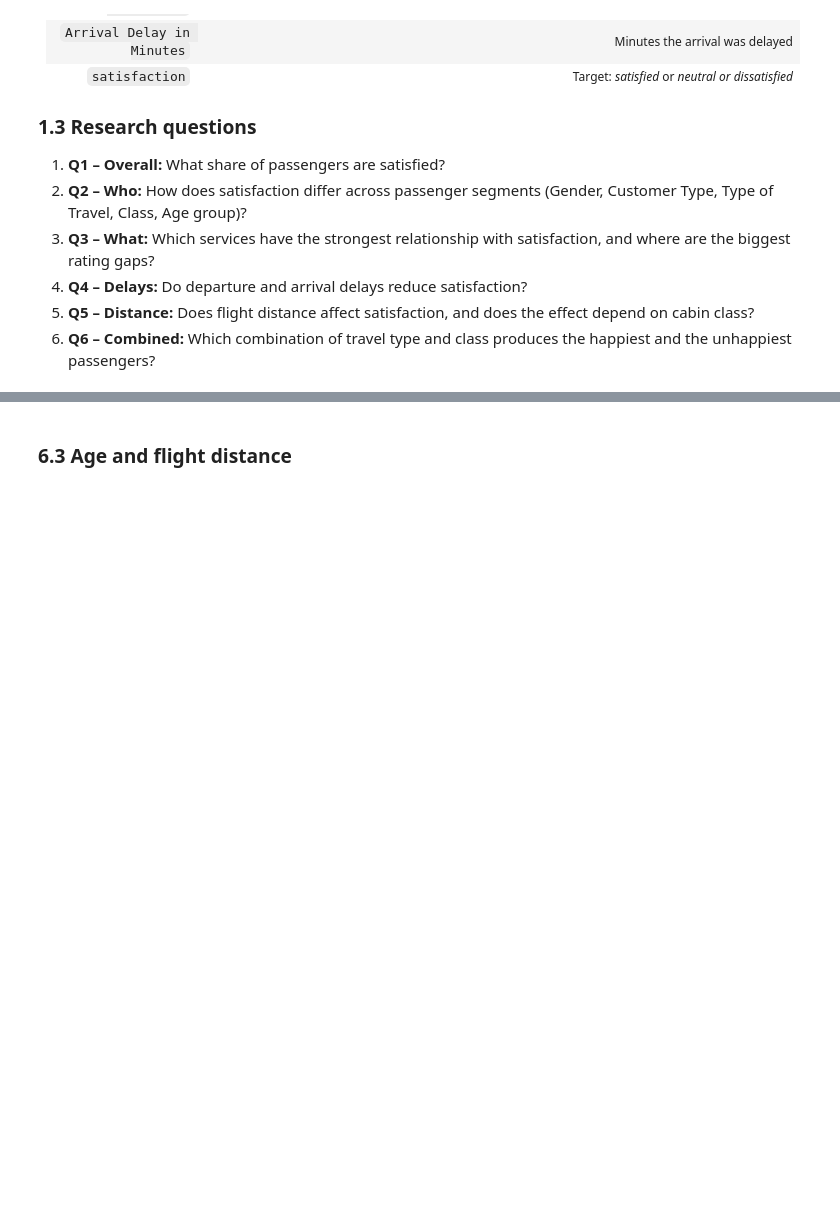
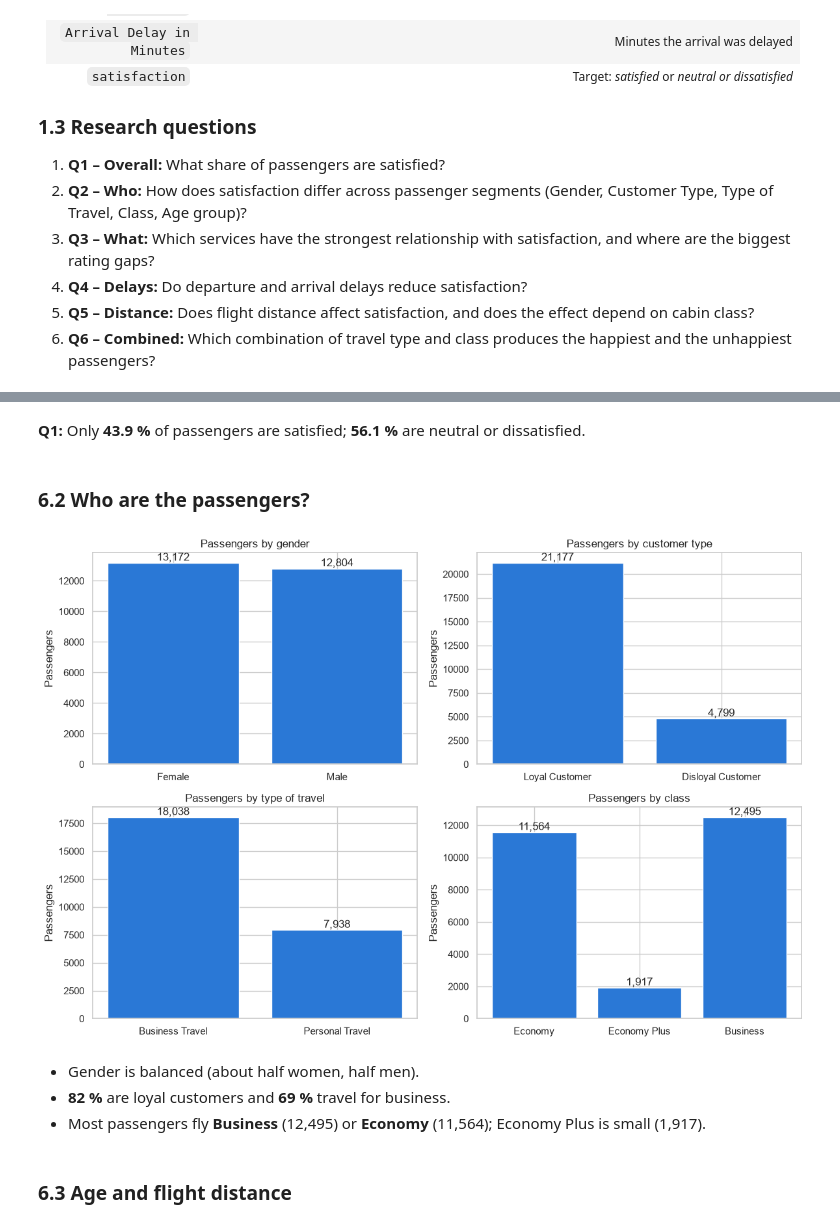
Before and after one commit to hahmed1936/Mid-Project, a Jupyter notebook: Mid-Project-Script.ipynb, the cells around one changed output, grey strips where cells are left out. Cells and saved outputs as stored; diff of their text form; code cells hidden in the pictures; blank space fills up the shorter version.

```diff
--- a/Mid-Project-Script.ipynb
+++ b/Mid-Project-Script.ipynb
@@ -532,0 +103,4 @@ plt.show()
+# %%
+# Are the text labels written consistently?
+for column in ["Customer Type", "Type of Travel", "Class", "satisfaction"]:
+    print(column, "->", raw_df[column].unique().tolist())
@@ -532,0 +250,34 @@ plt.show()
+# %%
+def short_label(label):
+    """Put the bracket part of a long group name on a new line so labels do not overlap."""
+    return str(label).replace(" (", "\n(")
+
+
+def plot_counts(column, ax, title):
+    """Bar chart: number of passengers in each group."""
+    counts = clean_df[column].value_counts(sort=False)
+    ax.bar([short_label(label) for label in counts.index], counts.values, color=BLUE)
+    for x, value in enumerate(counts.values):
+        ax.text(x, value, f"{value:,}", ha="center", va="bottom")
+    ax.set_title(title)
+    ax.set_ylabel("Passengers")
+
+
+def satisfaction_rate(column):
+    """% of satisfied passengers in each group of a column."""
+    return (clean_df.groupby(column, observed=True)["is_satisfied"].mean() * 100).round(1)
+
+
+def plot_satisfaction_rate(column, ax, title):
+    """Bar chart: % satisfied in each group. Blue = above the average, orange = below. Dashed line = average."""
+    rates = satisfaction_rate(column)
+    average = clean_df["is_satisfied"].mean() * 100
+    ax.bar([short_label(label) for label in rates.index], rates.values,
+           color=[BLUE if rate >= average else ORANGE for rate in rates])
+    for x, value in enumerate(rates.values):
+        ax.text(x, value + 1, f"{value:.0f}%", ha="center")
+    ax.axhline(average, color="black", linestyle="--", label=f"Average {average:.0f}%")
+    ax.set_ylim(0, 100)
+    ax.set_ylabel("% satisfied")
+    ax.set_title(title)
+    ax.legend()
@@ -533,2 +293,18 @@ plt.show()
+# %% [markdown]
+**Q1:** Only **43.9 %** of passengers are satisfied; **56.1 %** are neutral or dissatisfied.
+# %% [markdown]
+### 6.2 Who are the passengers?
+# %%
+fig, axes = plt.subplots(2, 2, figsize=(12, 8))
+for ax, column in zip(axes.flat, ["gender", "customer_type", "type_of_travel", "class"]):
+    plot_counts(column, ax, "Passengers by " + column.replace("_", " "))
+plt.tight_layout()
+plt.show()
+# %% [output]
+[figure, added]
+# %% [markdown]
+- Gender is balanced (about half women, half men).
+- **82 %** are loyal customers and **69 %** travel for business.
+- Most passengers fly **Business** (12,495) or **Economy** (11,564); Economy Plus is small (1,917).
 # %% [markdown]
 ### 6.3 Age and flight distance
```
Also changed, not shown: parts of 129 cells of this notebook, 1 other file.
